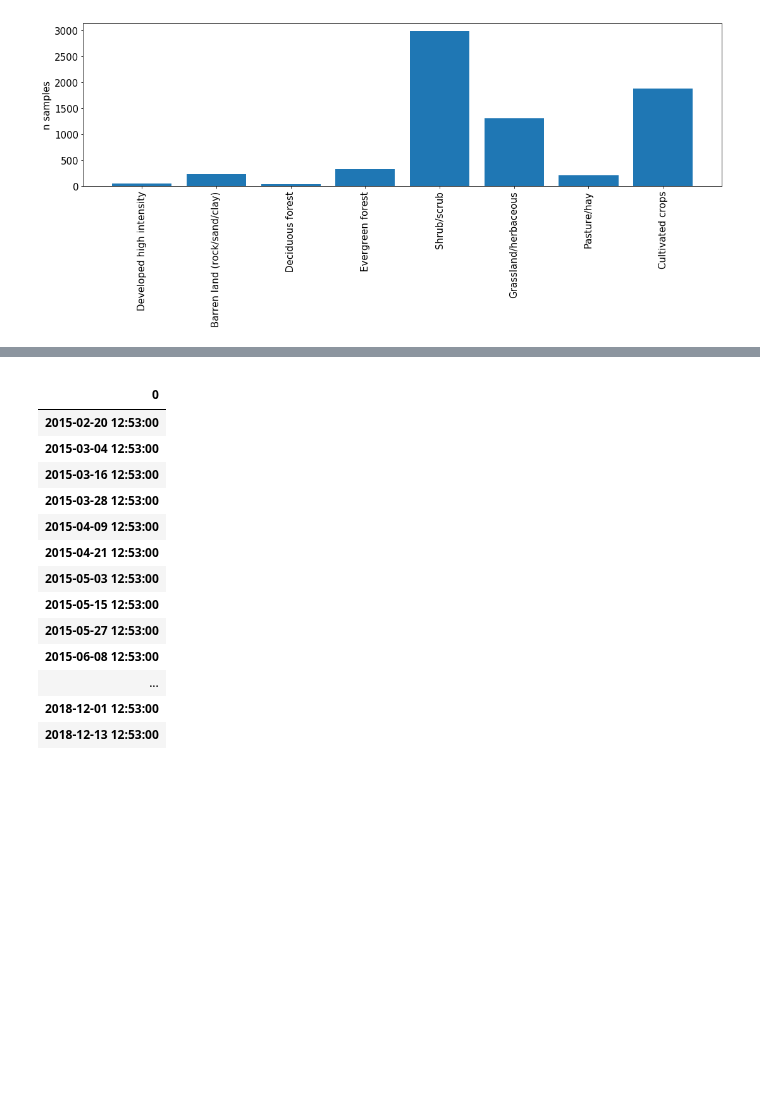
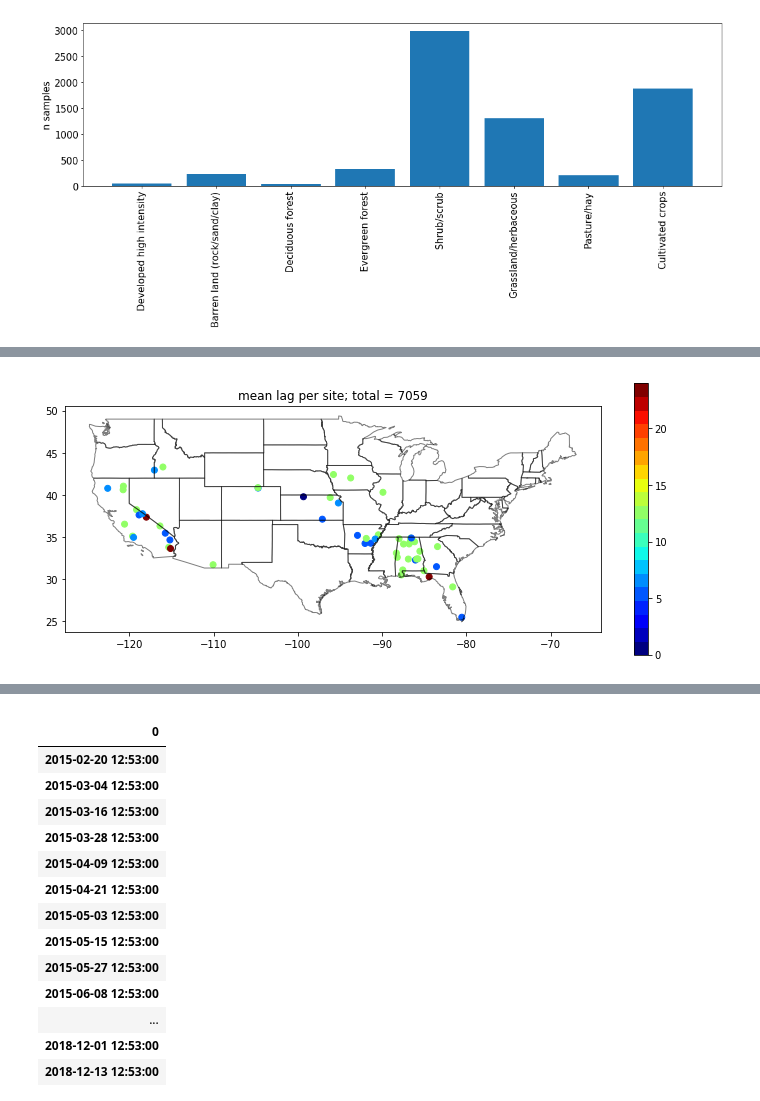
Before and after one commit to kashingtonDC/RZSM, a Jupyter notebook: code/LSTM.ipynb, the cells around one changed output, grey strips where cells are left out. Cells and saved outputs as stored; diff of their text form; code cells hidden in the pictures; blank space fills up the shorter version.

```diff
--- a/code/LSTM.ipynb
+++ b/code/LSTM.ipynb
@@ -246,0 +244,11 @@ site_lags
+# %%
+fig, ax = plt.subplots(figsize = (12,5))
+
+cmap = plt.get_cmap('jet', 20)
+
+ax.set_title("mean lag per site; total = {}".format(sum(site_lens.values())))
+gdf2.plot(ax = ax, column = "lags", cmap = cmap, legend = True)
+states.plot(ax = ax, color = "none", edgecolor = "black", alpha = 0.5,  linewidth = 1)
+plt.show()
+# %% [output]
+[figure, added]
```
Also changed, not shown: parts of 6 cells of this notebook.
